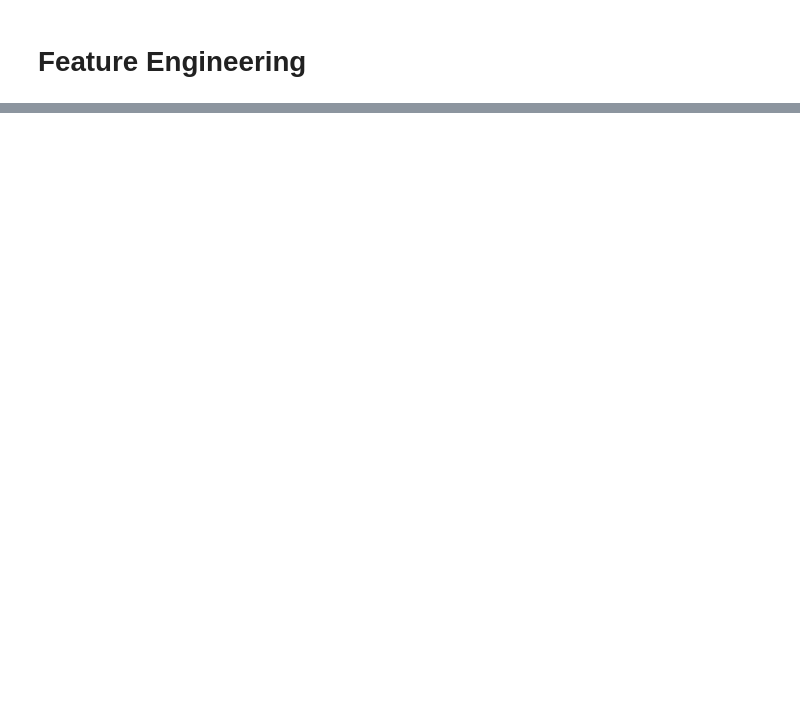
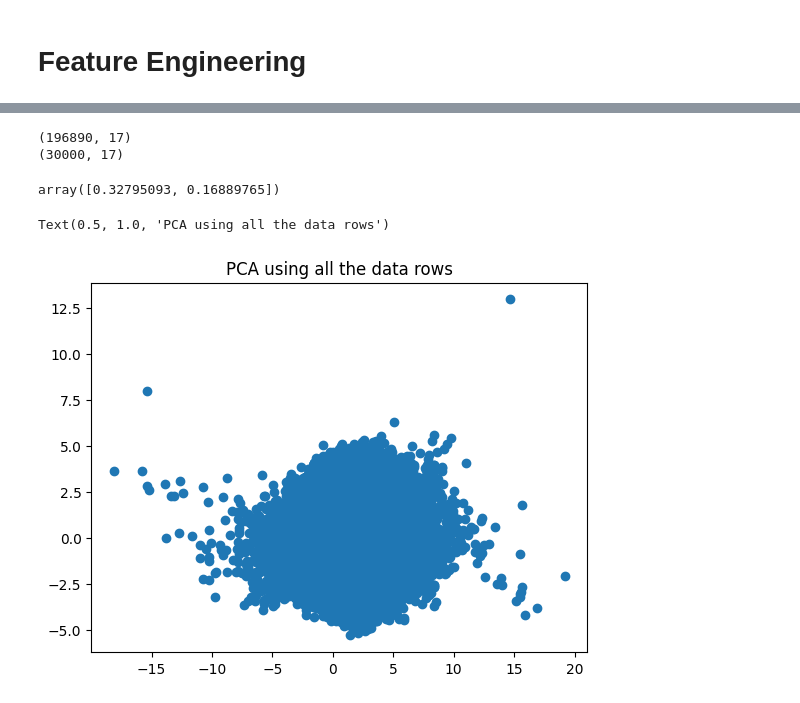
Before and after one commit to madhavpro3/DSML_casestudies, a Jupyter notebook: clustering.ipynb, the cells around one changed output, grey strips where cells are left out. Saved outputs shown, nothing was run; the diff lists cells and outputs as text; code cells hidden in the pictures; blank space fills up the shorter version.

```diff
--- a/clustering.ipynb
+++ b/clustering.ipynb
@@ -353,0 +370,15 @@ df.to_pickle('/content/gdrive/My Drive/Colab Notebooks/clustering_pkl.pkl')
+# %%
+df=pd.read_pickle('/content/gdrive/My Drive/Colab Notebooks/clustering_pkl.pkl')
+
+X=df.copy()
+# %%
+from sklearn.preprocessing import StandardScaler
+
+stdsc=StandardScaler()
+X_scaled=stdsc.fit_transform(X)
+
+# X_scaled
+import matplotlib.pyplot as plt
+plt.boxplot(X_scaled)
+plt.xticks(rotation=90)
+plt.show()
@@ -353,0 +399,27 @@ df.to_pickle('/content/gdrive/My Drive/Colab Notebooks/clustering_pkl.pkl')
+# %%
+print(X_scaled.shape)
+
+rand_rows=np.random.randint(148144,size=30000)
+X_sm=X_scaled[rand_rows,:]
+print(X_sm.shape)
+# %% [output]
+(196890, 17)
+(30000, 17)
+# %%
+from sklearn.decomposition import PCA
+
+pcamodel=PCA(n_components=2).fit(X_scaled)
+pcacomponents=pcamodel.transform(X_scaled)
+# %%
+pcamodel.explained_variance_ratio_
+# pca.shape
+# %% [output]
+array([0.32795093, 0.16889765])
+# %%
+import matplotlib.pyplot as plt
+
+plt.scatter(pcacomponents[:,0],pcacomponents[:,1])
+plt.title('PCA using all the data rows')
+# %% [output]
+Text(0.5, 1.0, 'PCA using all the data rows')
+[figure, added]
```
Also changed, not shown: parts of 55 cells of this notebook.
